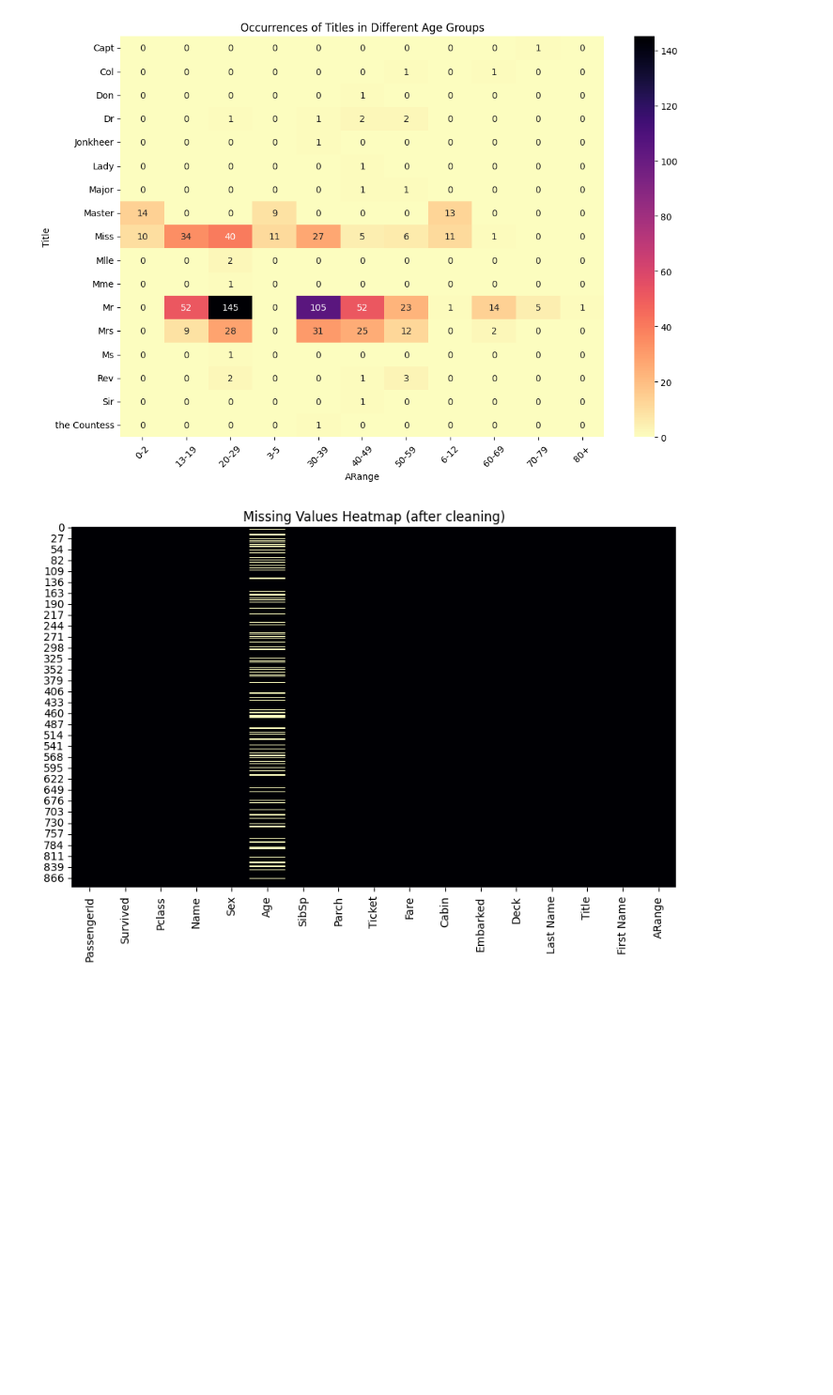
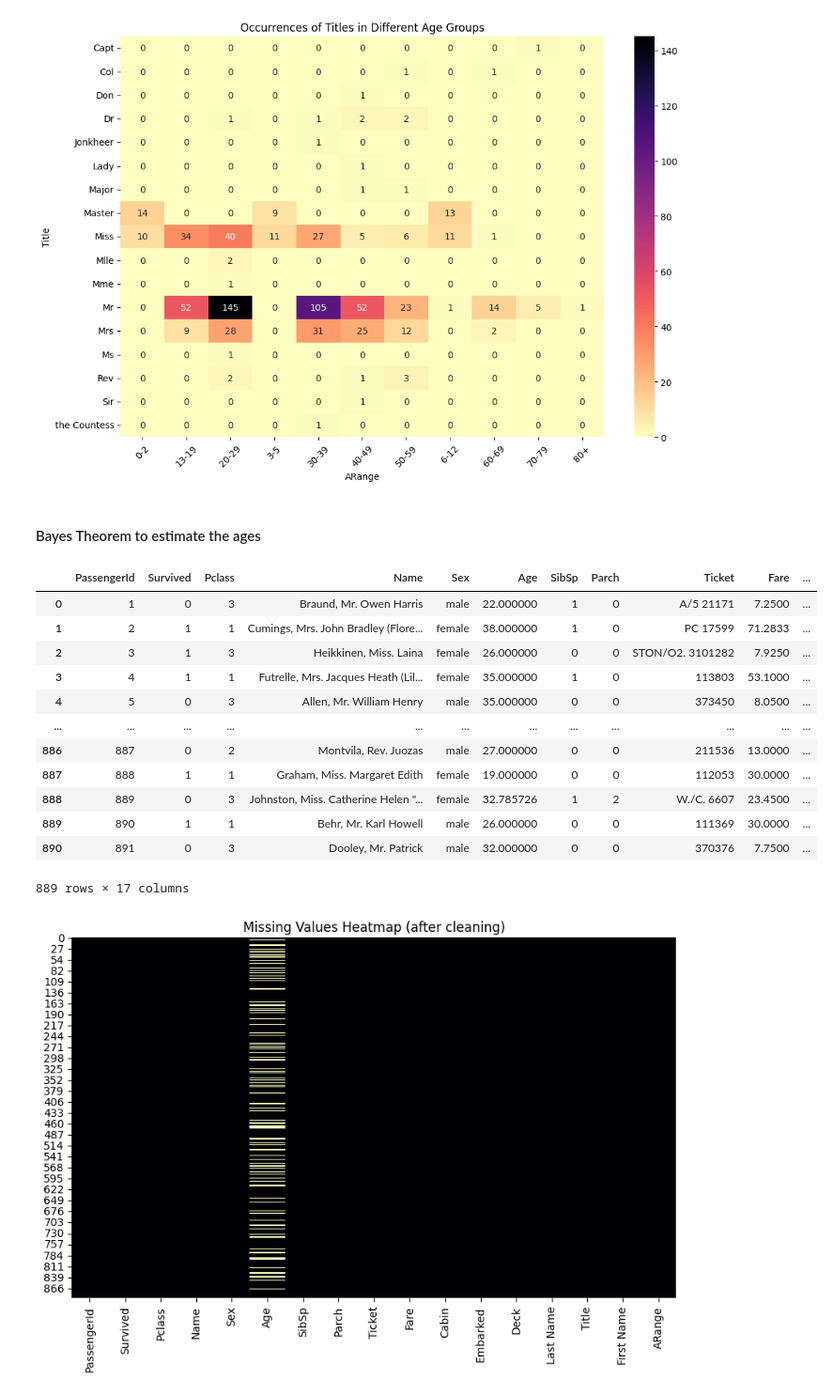
Before and after one commit to n3ur0mancer/kaggle_titanic_competition, a Jupyter notebook: titanic_comp_full.ipynb, the cells around one changed output. Shown at 94% size. Drawn from its saved outputs; the diff is of its cells as text; code cells hidden in the pictures; blank space fills up the shorter version.

Commit message:
Using Bayes theorem to estimate values

```diff
--- a/titanic_comp_full.ipynb
+++ b/titanic_comp_full.ipynb
@@ -142,7 +142,7 @@ df_clean = t_df.dropna(subset=['Embarked'])
 #### Cabin
 # %%
 # Replace missing cabin values with 'Unknown'
-df_clean['Cabin'].fillna('Unknown', inplace=True)
+df_clean.loc[df_clean['Cabin'].isnull(), 'Cabin'] = 'Unknown'
 
 # Creating a deck column with the first letter of the cabin
 df_clean['Deck'] = df_clean['Cabin'].apply(lambda cabin: cabin[0])
@@ -183,13 +180,17 @@ Since the age plays a vital role in survivability in general, it makes sense to
 To make sure that there are no mising values left, we can re-plot the heatmap graph.
 # %%
 # Split the "Name" feature into "Last Name," "Title," and "First Name"
-df_clean[['Last Name', 'Rest']] = df_clean['Name'].str.split(',', n=1, expand=True)
-df_clean[['Title', 'First Name']] = df_clean['Rest'].str.split('.', n=1, expand=True)
+name_split = df_clean['Name'].str.split(',', n=1, expand=True)
+df_clean.loc[:, 'Last Name'] = name_split[0].str.strip()
+df_clean.loc[:, 'Rest'] = name_split[1]
+
+title_split = df_clean['Rest'].str.split('.', n=1, expand=True)
+df_clean.loc[:, 'Title'] = title_split[0].str.strip()
+df_clean.loc[:, 'First Name'] = title_split[1].str.strip()
 
 # Remove extra whitespace from columns
-df_clean['Title'] = df_clean['Title'].str.strip()
-df_clean['Last Name'] = df_clean['Last Name'].str.strip()
-df_clean['First Name'] = df_clean['First Name'].str.strip()
+df_clean.loc[:, 'Last Name'] = df_clean['Last Name'].str.strip()
+df_clean.loc[:, 'First Name'] = df_clean['First Name'].str.strip()
 
 # Drop the "Rest" column
 df_clean.drop(columns=['Rest'], inplace=True)
@@ -250,7 +251,7 @@ def map_age_to_range(age):
     return 'Unknown'
 
 # Create the ARange column by applying the map_age_to_range function to the Age column
-df_clean['ARange'] = df_clean['Age'].apply(lambda age: map_age_to_range(age) if pd.notnull(age) else 'Unknown')
+df_clean.loc[:,'ARange'] = df_clean['Age'].apply(lambda age: map_age_to_range(age) if pd.notnull(age) else 'Unknown')
 # %% [output]
 A value is trying to be set on a copy of a slice from a DataFrame.
 Try using .loc[row_indexer,col_indexer] = value instead
@@ -279,6 +280,48 @@ plt.xticks(rotation=45)
 plt.show()
 # %% [output]
 [figure]
+# %% [markdown]
+#### Bayes Theorem to estimate the ages
+# %%
+df_clean_bayesian = df_clean.copy(deep=True)
+
+# Function to estimate missing ages using Bayesian inference
+def estimate_age(title_group):
+    known_ages = title_group.dropna()
+    if len(known_ages) > 0:
+        age_range = known_ages.min(), known_ages.max()
+        num_known_ages = len(known_ages)
+        age_samples = np.random.uniform(age_range[0], age_range[1], num_known_ages)
+        return age_samples.mean()
+    return np.nan
+
+# Group the data by titles
+title_groups = df_clean_bayesian.groupby('Title')
+
+# Estimate ages for each title group
+for title, group in title_groups:
+    estimated_age = estimate_age(group['Age'])
+    # Replace missing ages with estimated ages
+    df_clean_bayesian.loc[group.index, 'Age'] = df_clean_bayesian.loc[group.index, 'Age'].fillna(estimated_age)
+
+# Create the ARange column using the updated ages
+df_clean_bayesian['ARange'] = df_clean_bayesian['Age'].apply(lambda age: map_age_to_range(age) if pd.notnull(age) else 'Unknown')
+
+df_clean_bayesian
+# %% [output]
+|  | PassengerId | Survived | Pclass | Name | Sex | Age | SibSp | Parch | Ticket | Fare | ... |
+| 0 | 1 | 0 | 3 | Braund, Mr. Owen Harris | male | 22.000000 | 1 | 0 | A/5 21171 | 7.2500 | ... |
+| 1 | 2 | 1 | 1 | Cumings, Mrs. John Bradley (Flore... | female | 38.000000 | 1 | 0 | PC 17599 | 71.2833 | ... |
+| 2 | 3 | 1 | 3 | Heikkinen, Miss. Laina | female | 26.000000 | 0 | 0 | STON/O2. 3101282 | 7.9250 | ... |
+| 3 | 4 | 1 | 1 | Futrelle, Mrs. Jacques Heath (Lil... | female | 35.000000 | 1 | 0 | 113803 | 53.1000 | ... |
+| 4 | 5 | 0 | 3 | Allen, Mr. William Henry | male | 35.000000 | 0 | 0 | 373450 | 8.0500 | ... |
+| ... | ... | ... | ... | ... | ... | ... | ... | ... | ... | ... | ... |
+| 886 | 887 | 0 | 2 | Montvila, Rev. Juozas | male | 27.000000 | 0 | 0 | 211536 | 13.0000 | ... |
+| 887 | 888 | 1 | 1 | Graham, Miss. Margaret Edith | female | 19.000000 | 0 | 0 | 112053 | 30.0000 | ... |
+| 888 | 889 | 0 | 3 | Johnston, Miss. Catherine Helen "... | female | 32.785726 | 1 | 2 | W./C. 6607 | 23.4500 | ... |
+| 889 | 890 | 1 | 1 | Behr, Mr. Karl Howell | male | 26.000000 | 0 | 0 | 111369 | 30.0000 | ... |
+| 890 | 891 | 0 | 3 | Dooley, Mr. Patrick | male | 32.000000 | 0 | 0 | 370376 | 7.7500 | ... |
+889 rows × 17 columns
 # %%
 # Create a heatmap of missing values (after cleaning)
 plt.figure(figsize=(10, 6))
```
Also changed, not shown: parts of 4 cells of this notebook.
